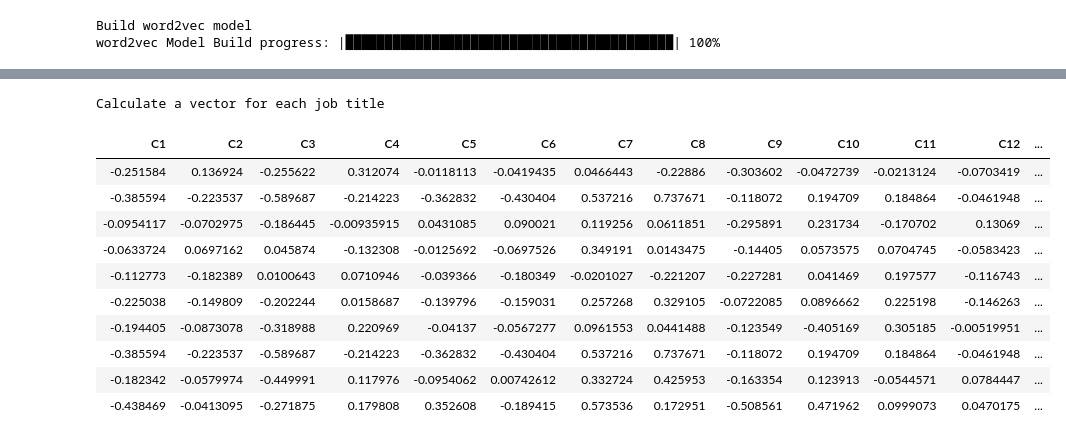
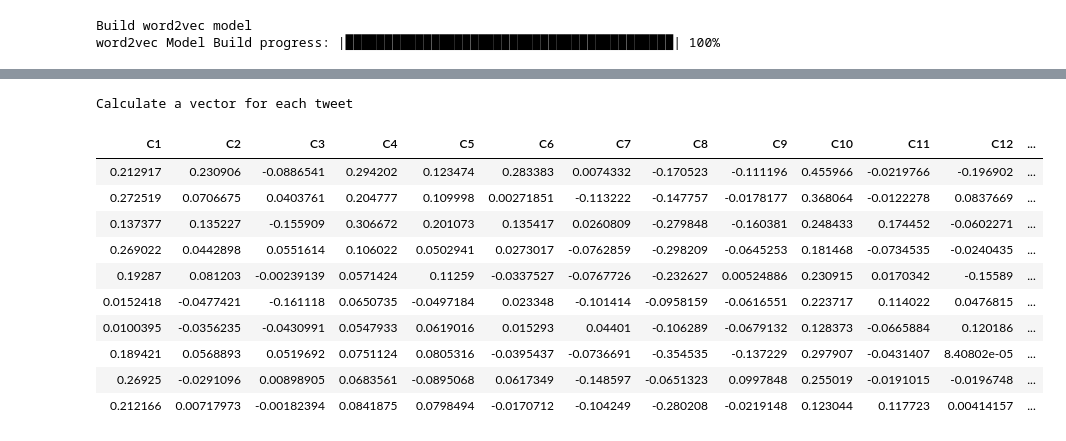
Before and after one commit to mjorgen1/DAADRISE_AbusiveLangProject, a Jupyter notebook: Code_Examples/h2oW2Vec-example.ipynb, the cells around one changed output, grey strips where cells are left out. Drawn from its saved outputs; the diff is of its cells as text; code cells hidden in the pictures.

```diff
--- a/Code_Examples/h2oW2Vec-example.ipynb
+++ b/Code_Examples/h2oW2Vec-example.ipynb
@@ -46,0 +25,7 @@ STOP_WORDS = ["ax","i","you","edu","s","t","m","subject","can","lines","re","wha
+# %%
+data_path = "/home/mackenzie/workspace/PycharmProjects/DAADRISE_AbusiveLangProject/featureExtraction/EnglishCleanedTrainingData (1).csv"
+data = h2o.import_file(data_path)
+#print(data)
+STOP_WORDS = set(stopwords.words('english'))
+new_stopwords = ['rt']
+STOP_WORDS = STOP_WORDS.union(new_stopwords)
@@ -58,6 +45,6 @@ def predict(job_title,w2v, gbm):
     job_title_vec = w2v.transform(words, aggregate_method="AVERAGE")
     print(gbm.predict(test_data=job_title_vec))
 # %%
-print("Break job titles into sequence of words")
-words = tokenize(job_titles["jobtitle"])
+print("Break tweets into sequence of words")
+words = tokenize(data["cleaned_tweet"])
 # %% [output]
@@ -82,17 +59,17 @@ OrderedDict([('preschool', 0.6674632430076599),
 # %%
-print("Calculate a vector for each job title")
-job_title_vecs = w2v_model.transform(words, aggregate_method = "AVERAGE")
-print(job_title_vecs)
+print("Calculate a vector for each tweet")
+tweet_vecs = w2v_model.transform(words, aggregate_method = "AVERAGE")
+print(tweet_vecs)
 # %% [output]
-Calculate a vector for each job title
+Calculate a vector for each tweet
 | C1 | C2 | C3 | C4 | C5 | C6 | C7 | C8 | C9 | C10 | C11 | C12 | ... |
-| -0.251584 | 0.136924 | -0.255622 | 0.312074 | -0.0118113 | -0.0419435 | 0.0466443 | -0.22886 | -0.303602 | -0.0472739 | -0.0213124 | -0.0703419 | ... |
-| -0.385594 | -0.223537 | -0.589687 | -0.214223 | -0.362832 | -0.430404 | 0.537216 | 0.737671 | -0.118072 | 0.194709 | 0.184864 | -0.0461948 | ... |
-| -0.0954117 | -0.0702975 | -0.186445 | -0.00935915 | 0.0431085 | 0.090021 | 0.119256 | 0.0611851 | -0.295891 | 0.231734 | -0.170702 | 0.13069 | ... |
-| -0.0633724 | 0.0697162 | 0.045874 | -0.132308 | -0.0125692 | -0.0697526 | 0.349191 | 0.0143475 | -0.14405 | 0.0573575 | 0.0704745 | -0.0583423 | ... |
-| -0.112773 | -0.182389 | 0.0100643 | 0.0710946 | -0.039366 | -0.180349 | -0.0201027 | -0.221207 | -0.227281 | 0.041469 | 0.197577 | -0.116743 | ... |
-| -0.225038 | -0.149809 | -0.202244 | 0.0158687 | -0.139796 | -0.159031 | 0.257268 | 0.329105 | -0.0722085 | 0.0896662 | 0.225198 | -0.146263 | ... |
-| -0.194405 | -0.0873078 | -0.318988 | 0.220969 | -0.04137 | -0.0567277 | 0.0961553 | 0.0441488 | -0.123549 | -0.405169 | 0.305185 | -0.00519951 | ... |
-| -0.385594 | -0.223537 | -0.589687 | -0.214223 | -0.362832 | -0.430404 | 0.537216 | 0.737671 | -0.118072 | 0.194709 | 0.184864 | -0.0461948 | ... |
-| -0.182342 | -0.0579974 | -0.449991 | 0.117976 | -0.0954062 | 0.00742612 | 0.332724 | 0.425953 | -0.163354 | 0.123913 | -0.0544571 | 0.0784447 | ... |
-| -0.438469 | -0.0413095 | -0.271875 | 0.179808 | 0.352608 | -0.189415 | 0.573536 | 0.172951 | -0.508561 | 0.471962 | 0.0999073 | 0.0470175 | ... |
+| 0.212917 | 0.230906 | -0.0886541 | 0.294202 | 0.123474 | 0.283383 | 0.0074332 | -0.170523 | -0.111196 | 0.455966 | -0.0219766 | -0.196902 | ... |
+| 0.272519 | 0.0706675 | 0.0403761 | 0.204777 | 0.109998 | 0.00271851 | -0.113222 | -0.147757 | -0.0178177 | 0.368064 | -0.0122278 | 0.0837669 | ... |
+| 0.137377 | 0.135227 | -0.155909 | 0.306672 | 0.201073 | 0.135417 | 0.0260809 | -0.279848 | -0.160381 | 0.248433 | 0.174452 | -0.0602271 | ... |
+| 0.269022 | 0.0442898 | 0.0551614 | 0.106022 | 0.0502941 | 0.0273017 | -0.0762859 | -0.298209 | -0.0645253 | 0.181468 | -0.0734535 | -0.0240435 | ... |
+| 0.19287 | 0.081203 | -0.00239139 | 0.0571424 | 0.11259 | -0.0337527 | -0.0767726 | -0.232627 | 0.00524886 | 0.230915 | 0.0170342 | -0.15589 | ... |
+| 0.0152418 | -0.0477421 | -0.161118 | 0.0650735 | -0.0497184 | 0.023348 | -0.101414 | -0.0958159 | -0.0616551 | 0.223717 | 0.114022 | 0.0476815 | ... |
+| 0.0100395 | -0.0356235 | -0.0430991 | 0.0547933 | 0.0619016 | 0.015293 | 0.04401 | -0.106289 | -0.0679132 | 0.128373 | -0.0665884 | 0.120186 | ... |
+| 0.189421 | 0.0568893 | 0.0519692 | 0.0751124 | 0.0805316 | -0.0395437 | -0.0736691 | -0.354535 | -0.137229 | 0.297907 | -0.0431407 | 8.40802e-05 | ... |
+| 0.26925 | -0.0291096 | 0.00898905 | 0.0683561 | -0.0895068 | 0.0617349 | -0.148597 | -0.0651323 | 0.0997848 | 0.255019 | -0.0191015 | -0.0196748 | ... |
+| 0.212166 | 0.00717973 | -0.00182394 | 0.0841875 | 0.0798494 | -0.0170712 | -0.104249 | -0.280208 | -0.0219148 | 0.123044 | 0.117723 | 0.00414157 | ... |
```
Also changed, not shown: parts of 12 cells of this notebook, 2 other files.
